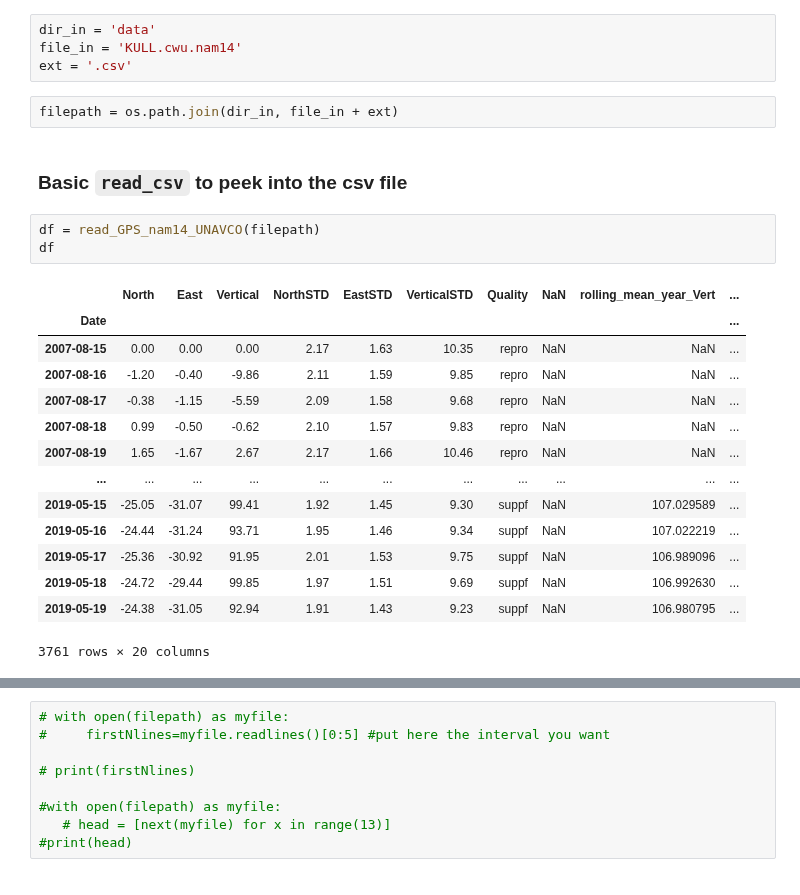
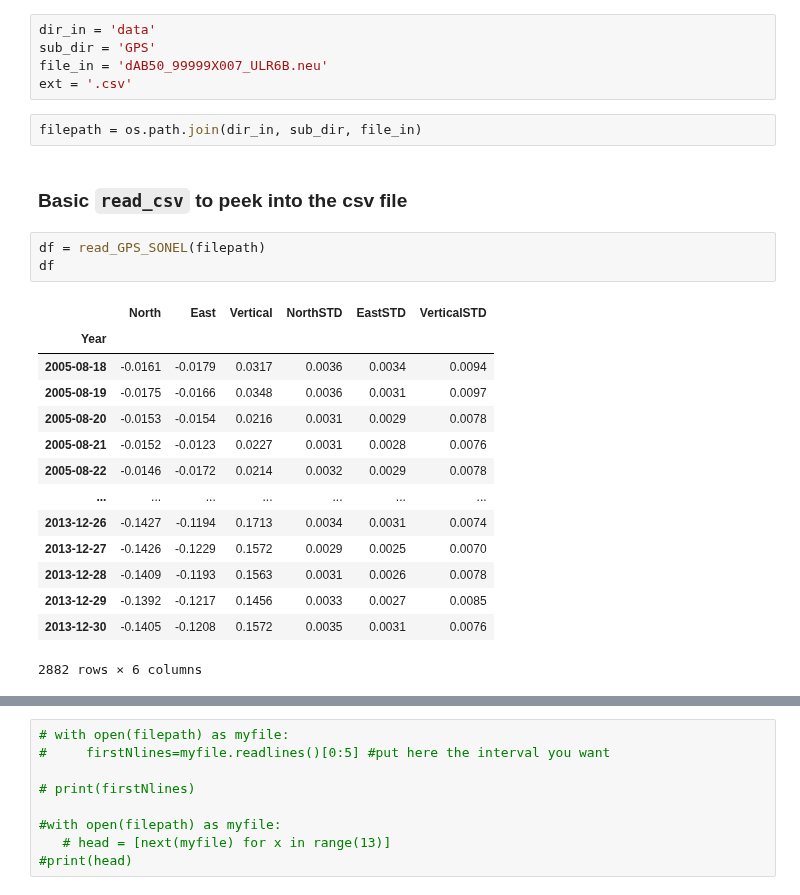
Before and after one commit to ldeo-arctictides/tidegauges-historical, a Jupyter notebook: test_read_GPS.ipynb, the cells around one changed output, grey strips where cells are left out. Cells and saved outputs as stored; diff of their text form.

```diff
--- a/test_read_GPS.ipynb
+++ b/test_read_GPS.ipynb
@@ -25,27 +25,28 @@ from tidegauge_functions import read_GPS_nam14_UNAVCO
 and other runtime options
 # %%
 dir_in = 'data'
-file_in = 'KULL.cwu.nam14'
+sub_dir = 'GPS'
+file_in = 'dAB50_99999X007_ULR6B.neu'
 ext = '.csv'
 # %%
-filepath = os.path.join(dir_in, file_in + ext)
+filepath = os.path.join(dir_in, sub_dir, file_in)
 # %% [markdown]
 ### Basic `read_csv` to peek into the csv file
 # %%
-df = read_GPS_nam14_UNAVCO(filepath)
+df = read_GPS_SONEL(filepath)
 df
 # %% [output]
-|  | North | East | Vertical | NorthSTD | EastSTD | VerticalSTD | Quality | NaN | rolling_mean_year_Vert | ... |
-| Date |  |  |  |  |  |  |  |  |  | ... |
-| 2007-08-15 | 0.00 | 0.00 | 0.00 | 2.17 | 1.63 | 10.35 | repro | NaN | NaN | ... |
-| 2007-08-16 | -1.20 | -0.40 | -9.86 | 2.11 | 1.59 | 9.85 | repro | NaN | NaN | ... |
-| 2007-08-17 | -0.38 | -1.15 | -5.59 | 2.09 | 1.58 | 9.68 | repro | NaN | NaN | ... |
-| 2007-08-18 | 0.99 | -0.50 | -0.62 | 2.10 | 1.57 | 9.83 | repro | NaN | NaN | ... |
-| 2007-08-19 | 1.65 | -1.67 | 2.67 | 2.17 | 1.66 | 10.46 | repro | NaN | NaN | ... |
-| ... | ... | ... | ... | ... | ... | ... | ... | ... | ... | ... |
-| 2019-05-15 | -25.05 | -31.07 | 99.41 | 1.92 | 1.45 | 9.30 | suppf | NaN | 107.029589 | ... |
-| 2019-05-16 | -24.44 | -31.24 | 93.71 | 1.95 | 1.46 | 9.34 | suppf | NaN | 107.022219 | ... |
-| 2019-05-17 | -25.36 | -30.92 | 91.95 | 2.01 | 1.53 | 9.75 | suppf | NaN | 106.989096 | ... |
-| 2019-05-18 | -24.72 | -29.44 | 99.85 | 1.97 | 1.51 | 9.69 | suppf | NaN | 106.992630 | ... |
-| 2019-05-19 | -24.38 | -31.05 | 92.94 | 1.91 | 1.43 | 9.23 | suppf | NaN | 106.980795 | ... |
+|  | North | East | Vertical | NorthSTD | EastSTD | VerticalSTD |
+| Year |  |  |  |  |  |  |
+| 2005-08-18 | -0.0161 | -0.0179 | 0.0317 | 0.0036 | 0.0034 | 0.0094 |
+| 2005-08-19 | -0.0175 | -0.0166 | 0.0348 | 0.0036 | 0.0031 | 0.0097 |
+| 2005-08-20 | -0.0153 | -0.0154 | 0.0216 | 0.0031 | 0.0029 | 0.0078 |
+| 2005-08-21 | -0.0152 | -0.0123 | 0.0227 | 0.0031 | 0.0028 | 0.0076 |
+| 2005-08-22 | -0.0146 | -0.0172 | 0.0214 | 0.0032 | 0.0029 | 0.0078 |
+| ... | ... | ... | ... | ... | ... | ... |
+| 2013-12-26 | -0.1427 | -0.1194 | 0.1713 | 0.0034 | 0.0031 | 0.0074 |
+| 2013-12-27 | -0.1426 | -0.1229 | 0.1572 | 0.0029 | 0.0025 | 0.0070 |
+| 2013-12-28 | -0.1409 | -0.1193 | 0.1563 | 0.0031 | 0.0026 | 0.0078 |
+| 2013-12-29 | -0.1392 | -0.1217 | 0.1456 | 0.0033 | 0.0027 | 0.0085 |
+| 2013-12-30 | -0.1405 | -0.1208 | 0.1572 | 0.0035 | 0.0031 | 0.0076 |
-3761 rows × 20 columns
+2882 rows × 6 columns
```
Also changed, not shown: parts of 4 cells of this notebook, 2 other files.
